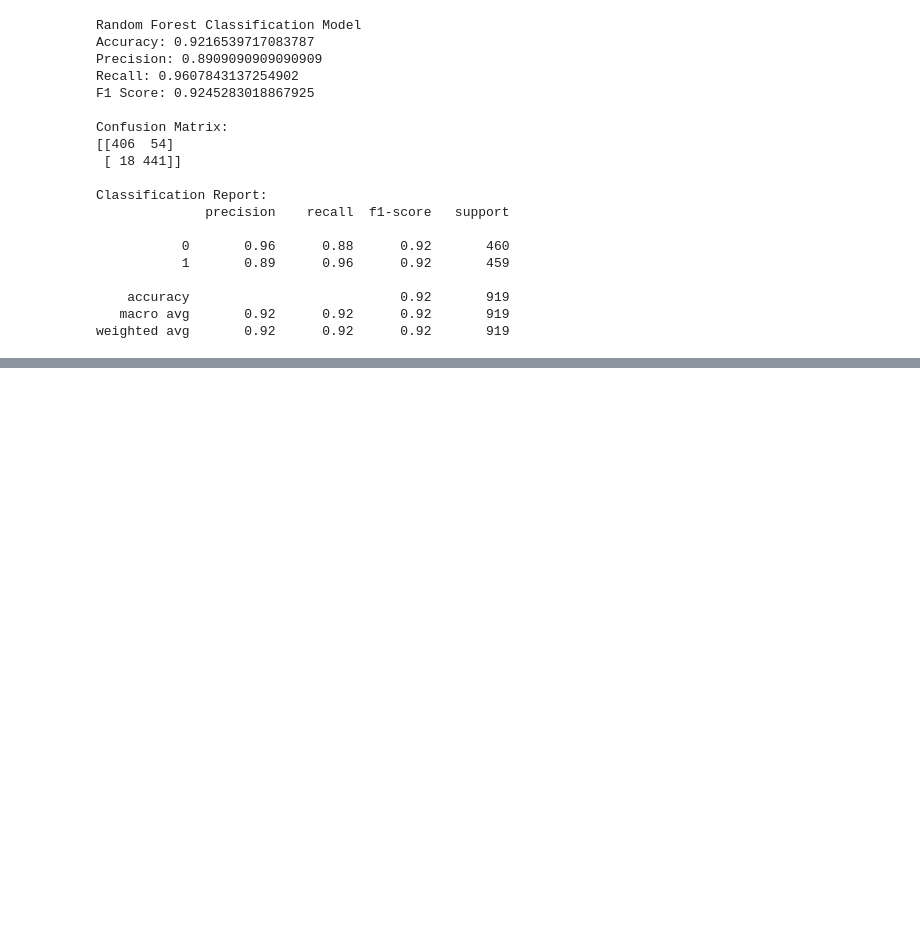
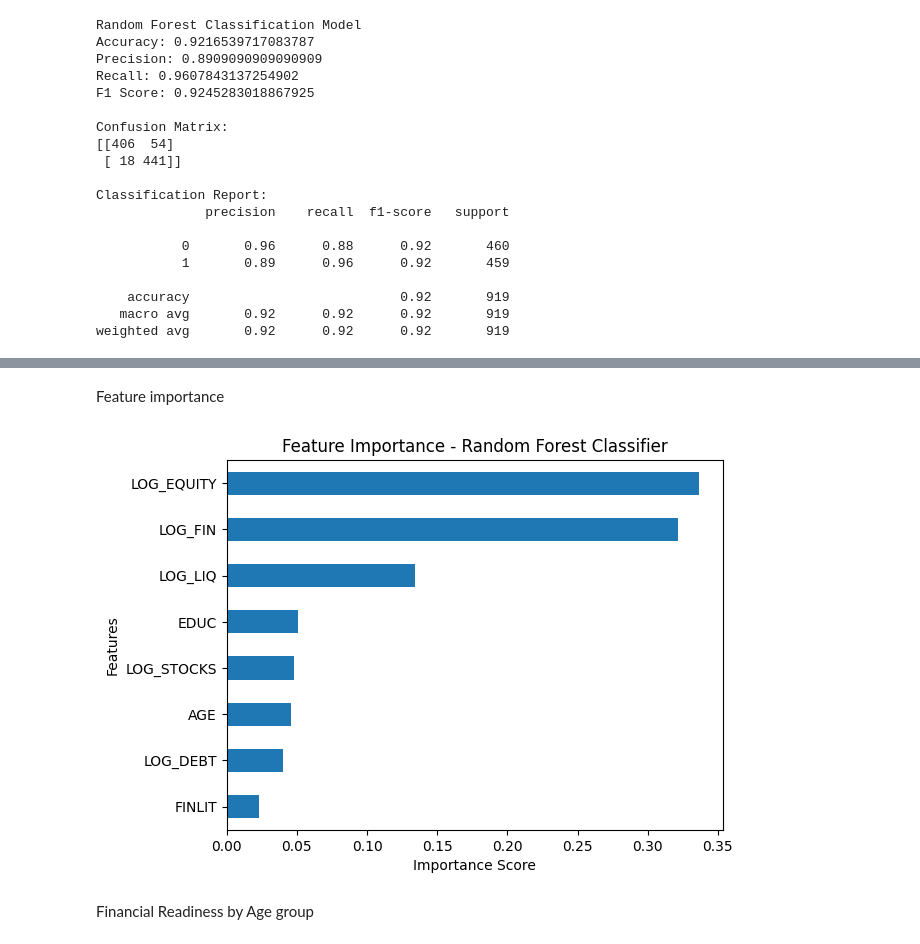
Before and after one commit to jsween/CapstoneProject, a Jupyter notebook: notebooks/04_ML_Models.ipynb, the cells around one changed output, grey strips where cells are left out. Cells and saved outputs as stored; diff of their text form; code cells hidden in the pictures; blank space fills up the shorter version.

```diff
--- a/notebooks/04_ML_Models.ipynb
+++ b/notebooks/04_ML_Models.ipynb
@@ -352,0 +383,20 @@ weighted avg       0.92      0.92      0.92       919
+# %% [markdown]
+Feature importance
+# %%
+importance = pd.Series(
+    rf_clf.feature_importances_,
+    index=X_class.columns
+).sort_values(ascending=True)
+
+plt.figure()
+importance.plot(kind='barh')
+
+plt.title('Feature Importance - Random Forest Classifier')
+plt.xlabel('Importance Score')
+plt.ylabel('Features')
+
+plt.show()
+# %% [output]
+[figure, added]
+# %% [markdown]
+Financial Readiness by Age group
```
Also changed, not shown: parts of 7 cells of this notebook.
